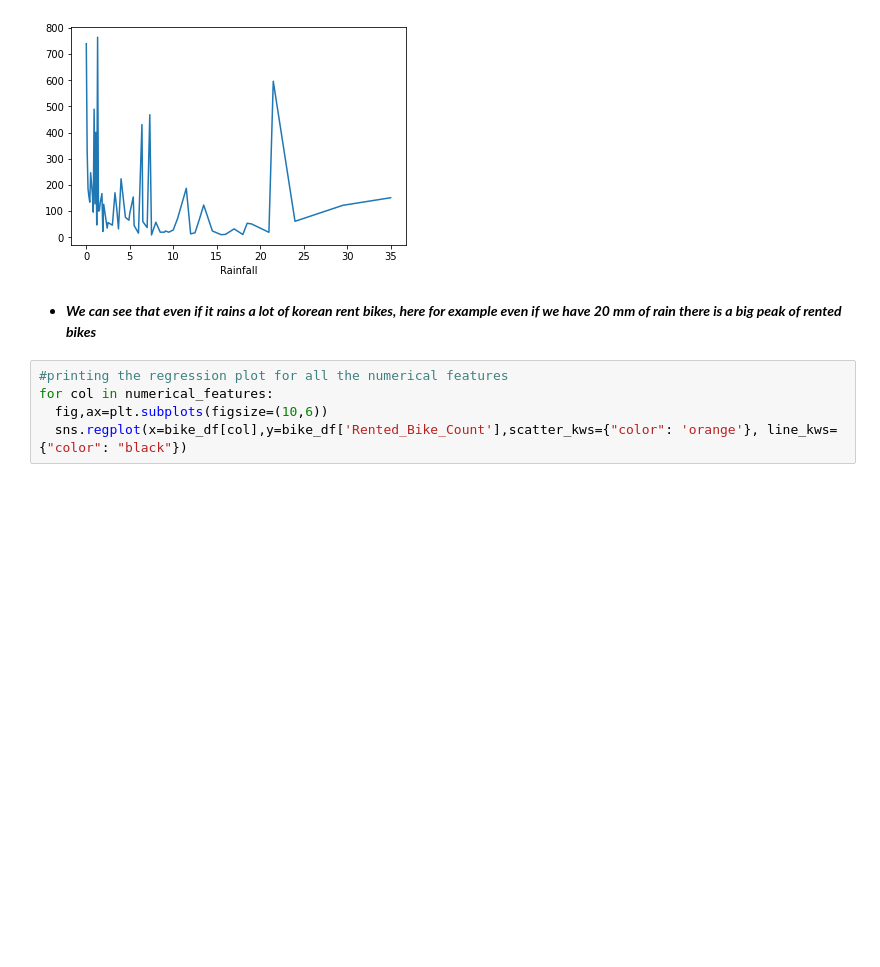
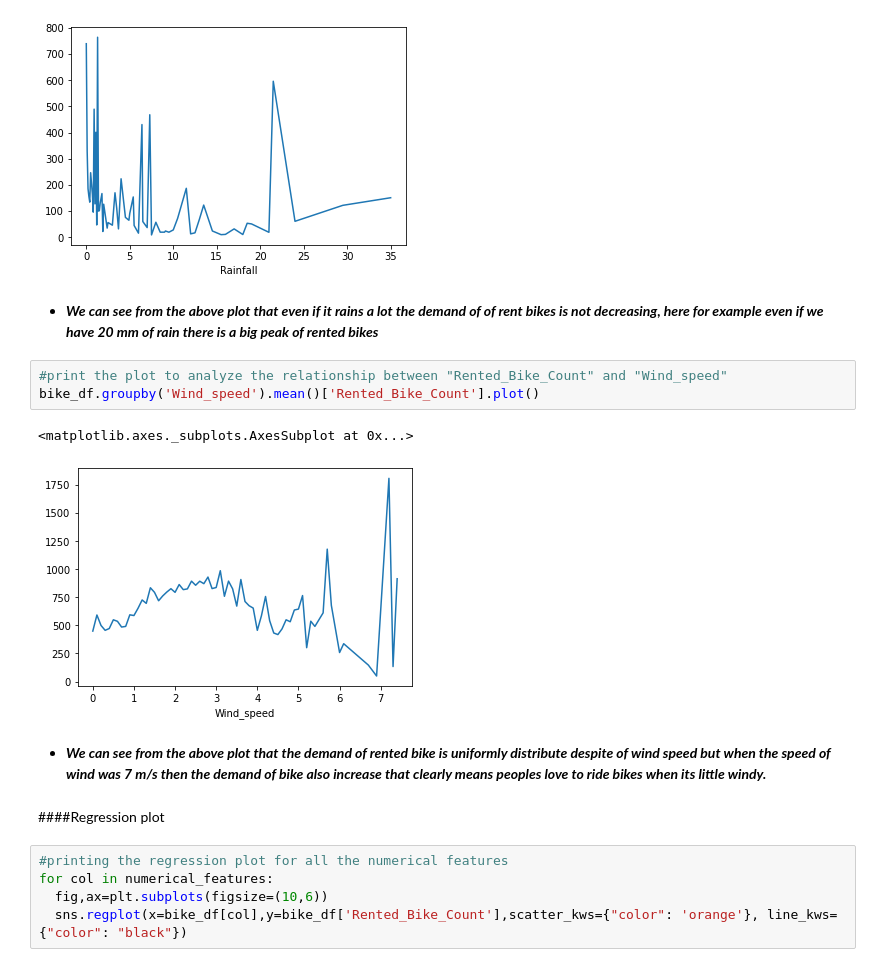
Before and after one commit to sanjaykhadanga/Capstone-Project---Two, a Jupyter notebook: Bike_Sharing_Demand_Prediction(sanjay)_Capstone_Project.ipynb, the cells around one changed output. Cells and saved outputs as stored; diff of their text form; blank space fills up the shorter version.

```diff
--- a/Bike_Sharing_Demand_Prediction(sanjay)_Capstone_Project.ipynb
+++ b/Bike_Sharing_Demand_Prediction(sanjay)_Capstone_Project.ipynb
@@ -523,7 +559,17 @@ bike_df.groupby('Rainfall').mean()['Rented_Bike_Count'].plot()
 <matplotlib.axes._subplots.AxesSubplot at 0x...>
 [figure]
 # %% [markdown]
-* ***We can see that even if it rains a lot of korean rent bikes, here for example even if we have 20 mm of rain there is a big peak of rented bikes***
+* ***We can see from the above plot that even if it rains a lot the demand of of rent bikes is not decreasing, here for example even if we have 20 mm of rain there is a big peak of rented bikes***
+# %%
+#print the plot to analyze the relationship between "Rented_Bike_Count" and "Wind_speed"
+bike_df.groupby('Wind_speed').mean()['Rented_Bike_Count'].plot()
+# %% [output]
+<matplotlib.axes._subplots.AxesSubplot at 0x...>
+[figure, added]
+# %% [markdown]
+* ***We can see from the above plot that the demand of rented bike is uniformly distribute despite of wind speed but when the speed of wind was 7 m/s then the demand of bike also increase that clearly means peoples love to ride bikes when its little windy.***
+# %% [markdown]
+####Regression plot
 # %%
 #printing the regression plot for all the numerical features
 for col in numerical_features:
```
Also changed, not shown: parts of 101 cells of this notebook.
